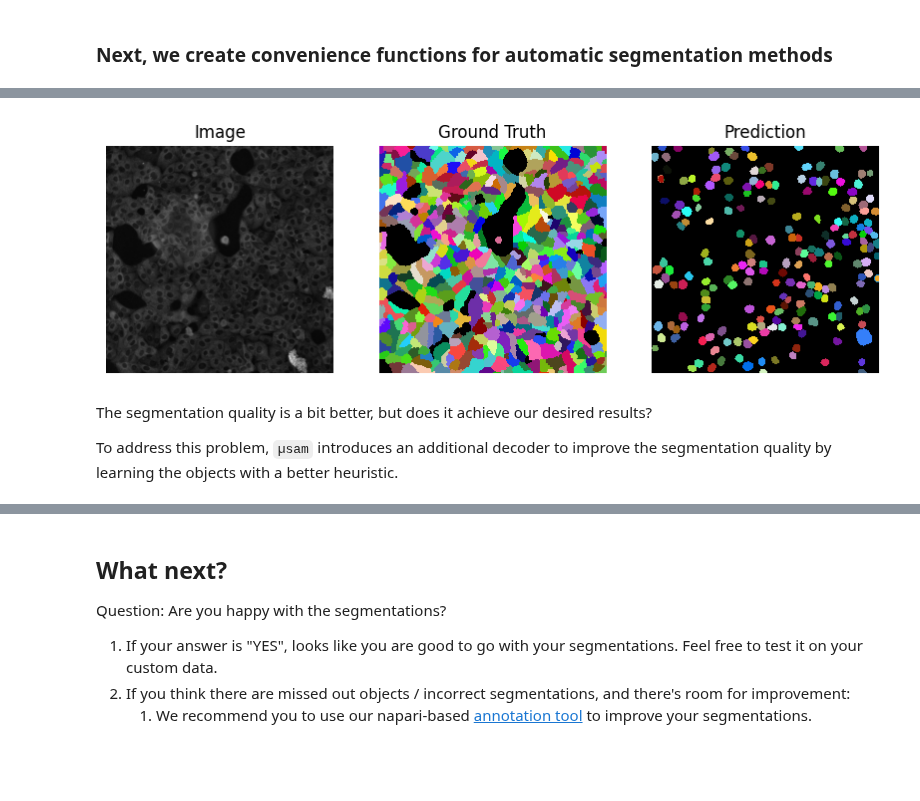
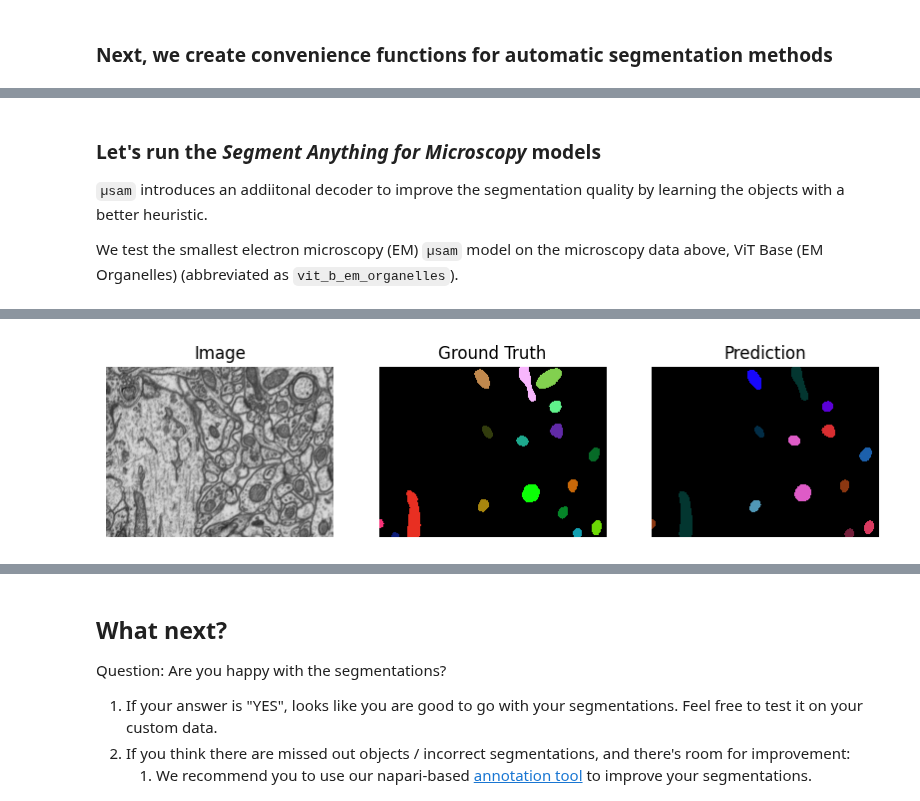
Before and after one commit to computational-cell-analytics/micro-sam, a Jupyter notebook: notebooks/automatic_segmentation.ipynb, the cells around one changed output, grey strips where cells are left out. Drawn from its saved outputs; the diff is of its cells as text; code cells hidden in the pictures; blank space fills up the shorter version.

```diff
--- a/notebooks/automatic_segmentation.ipynb
+++ b/notebooks/automatic_segmentation.ipynb
@@ -273,0 +319,4 @@ To address this problem, we introduce "Segment Anything for Microscopy". Let's t
+# %%
+data_dir = os.path.join(root_dir, "data", "lucchi")
+volume_path = get_lucchi_paths(path=data_dir, split="train", download=True)
+print(f"Your data is stored at: {data_dir}")
@@ -273,0 +330,13 @@ To address this problem, we introduce "Segment Anything for Microscopy". Let's t
+# %%
+with h5py.File(volume_path, "r") as f:
+    # Read the input data.
+    raw = f["raw"][:]
+    labels = f["labels"][:]
+
+# Let's check a few slices for visualization.
+chosen_slices = [80]  # Add more slice ids ranging between the z-range [0, 165) to visualize the images and corresponding labels.
+
+for curr_slice in chosen_slices:
+    plot_samples(image=raw[curr_slice], gt=labels[curr_slice], enhance_image=False)
+
+    break  # comment this out in case you want to visualize more slices.
@@ -274,18 +345,26 @@ To address this problem, we introduce "Segment Anything for Microscopy". Let's t
+# %% [markdown]
+### Let's run the *Segment Anything for Microscopy* models
+
+`µsam` introduces an addiitonal decoder to improve the segmentation quality by learning the objects with a better heuristic.
+
+We test the smallest electron microscopy (EM) `µsam` model on the microscopy data above, ViT Base (EM Organelles) (abbreviated as `vit_b_em_organelles`).
 # %%
-# For consistency, we choose the same configuration of model finetuned on the light microscopy domain.
-model_choice = "vit_b_lm"
+model_choice = "vit_b_em_organelles"
 
-for sample_path in sample_paths:
-    with h5py.File(sample_path, "r") as f:
-        raw = f["raw/serum_IgG/s0"][:]
-        labels = f["labels/cells/s0"][:]
+with h5py.File(volume_path, "r") as f:
+    raw = f["raw"][:]
+    labels = f["labels"][:]
 
-    # NOTE: If you have large images, we recommend using tiling for automatic segmentation.
-    # eg. for a training patch size of (512, 512), you can provide the following example combination:
-    # 'tile_shape=(384, 384). halo=(64, 64)' for running automatic segmentation over tiles.
-    prediction = run_automatic_mask_generation(raw, model_type=model_choice)
+# NOTE: If you have large images (even in 3d, we recommend using tiling for automatic segmentation.
+# eg. for a training patch size of (512, 512), you can provide the following example combination:
+# 'tile_shape=(384, 384). halo=(64, 64)' for running automatic segmentation over tiles.
+prediction = run_automatic_instance_segmentation(raw, ndim=3, model_type=model_choice)
 
-    plot_samples(image=raw, gt=labels, segmentation=prediction)
+# Let's check a few slices for visualization.
+chosen_slices = [80]  # Add more slice ids ranging between the z-range [0, 165) to visualize the images and corresponding labels.
 
-    break  # comment this out in case you want to visualize all images
+for curr_slice in chosen_slices:
+    plot_samples(image=raw[curr_slice], gt=labels[curr_slice], segmentation=prediction[curr_slice], enhance_image=False)
+
+    break  # comment this out in case you want to visualize more slices.
 # %% [output]
@@ -294,5 +373 @@ Downloading file 'vit_b_lm_decoder' from 'https://uk1s3.embassy.ebi.ac.uk/public
-[figure, old version]
+[figure, new version]
-# %% [markdown]
-The segmentation quality is a bit better, but does it achieve our desired results?
-
-To address this problem, `µsam` introduces an additional decoder to improve the segmentation quality by learning the objects with a better heuristic.
```
Also changed, not shown: parts of 34 cells of this notebook, 2 other files.
